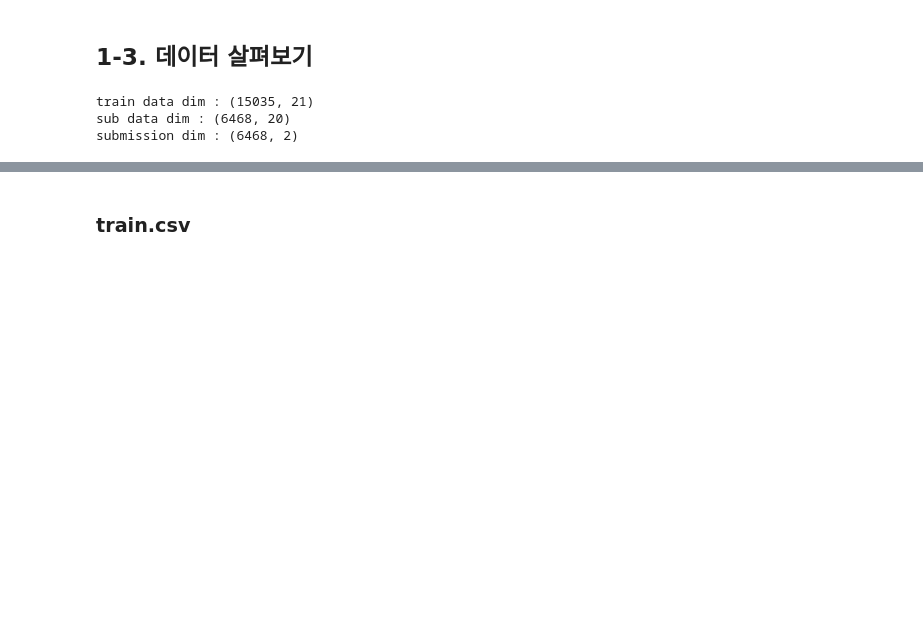
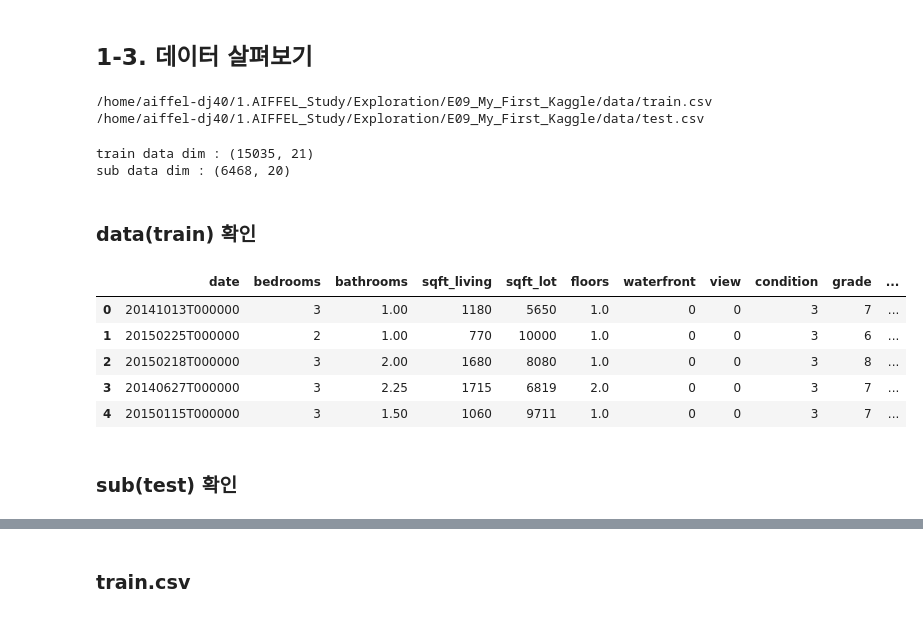
Before and after one commit to Shinest-changwon/AIFFEL_Exploration, a Jupyter notebook: E09_My_First_Kaggle/[E09]My_First_Kaggle.ipynb, the cells around one changed output, grey strips where cells are left out. Cells and saved outputs as stored; diff of their text form; code cells hidden in the pictures; blank space fills up the shorter version.

```diff
--- a/E09_My_First_Kaggle/[E09]My_First_Kaggle.ipynb
+++ b/E09_My_First_Kaggle/[E09]My_First_Kaggle.ipynb
@@ -310,18 +306,32 @@ import pandas as pd
-# %%
-data_dir = os.getenv('HOME')+'/1.AIFFEL_Study/Exploration/E09_My_First_Kaggle/data'
-
-train_data_path = join(data_dir, 'train.csv')
-test_data_path = join(data_dir, 'test.csv')
-sample_submission_data_path = join(data_dir,'sample_submission.csv')
-
-train = pd.read_csv(train_data_path)
-test = pd.read_csv(test_data_path)
-sample_submission = pd.read_csv(sample_submission_data_path)
-
-print('train data dim : {}'.format(train.shape)) # 훈련 데이터 형태
-print('sub data dim : {}'.format(test.shape))    # 시험 데이터 형태
-print('submission dim : {}'.format(sample_submission.shape)) # 제출 샘플 데이터 형태
-# %% [output]
-train data dim : (15035, 21)
-sub data dim : (6468, 20)
-submission dim : (6468, 2)
+# %%
+data_dir = os.getenv('HOME')+'/1.AIFFEL_Study/Exploration/E09_My_First_Kaggle/data'
+
+train_data_path = join(data_dir, 'train.csv')
+sub_data_path = join(data_dir, 'test.csv')      # 테스트, 즉 submission 시 사용할 데이터 경로
+
+print(train_data_path)
+print(sub_data_path)
+# %% [output]
+/home/aiffel-dj40/1.AIFFEL_Study/Exploration/E09_My_First_Kaggle/data/train.csv
+/home/aiffel-dj40/1.AIFFEL_Study/Exploration/E09_My_First_Kaggle/data/test.csv
+# %%
+data = pd.read_csv(train_data_path)
+sub = pd.read_csv(sub_data_path)
+print('train data dim : {}'.format(data.shape))
+print('sub data dim : {}'.format(sub.shape))
+# %% [output]
+train data dim : (15035, 21)
+sub data dim : (6468, 20)
+# %% [markdown]
+### data(train) 확인
+# %%
+data.head()
+# %% [output]
+|  | date | bedrooms | bathrooms | sqft_living | sqft_lot | floors | waterfront | view | condition | grade | ... |
+| 0 | 20141013T000000 | 3 | 1.00 | 1180 | 5650 | 1.0 | 0 | 0 | 3 | 7 | ... |
+| 1 | 20150225T000000 | 2 | 1.00 | 770 | 10000 | 1.0 | 0 | 0 | 3 | 6 | ... |
+| 2 | 20150218T000000 | 3 | 2.00 | 1680 | 8080 | 1.0 | 0 | 0 | 3 | 8 | ... |
+| 3 | 20140627T000000 | 3 | 2.25 | 1715 | 6819 | 2.0 | 0 | 0 | 3 | 7 | ... |
+| 4 | 20150115T000000 | 3 | 1.50 | 1060 | 9711 | 1.0 | 0 | 0 | 3 | 7 | ... |
+# %% [markdown]
+### sub(test) 확인
```
Also changed, not shown: parts of 200 cells of this notebook.
